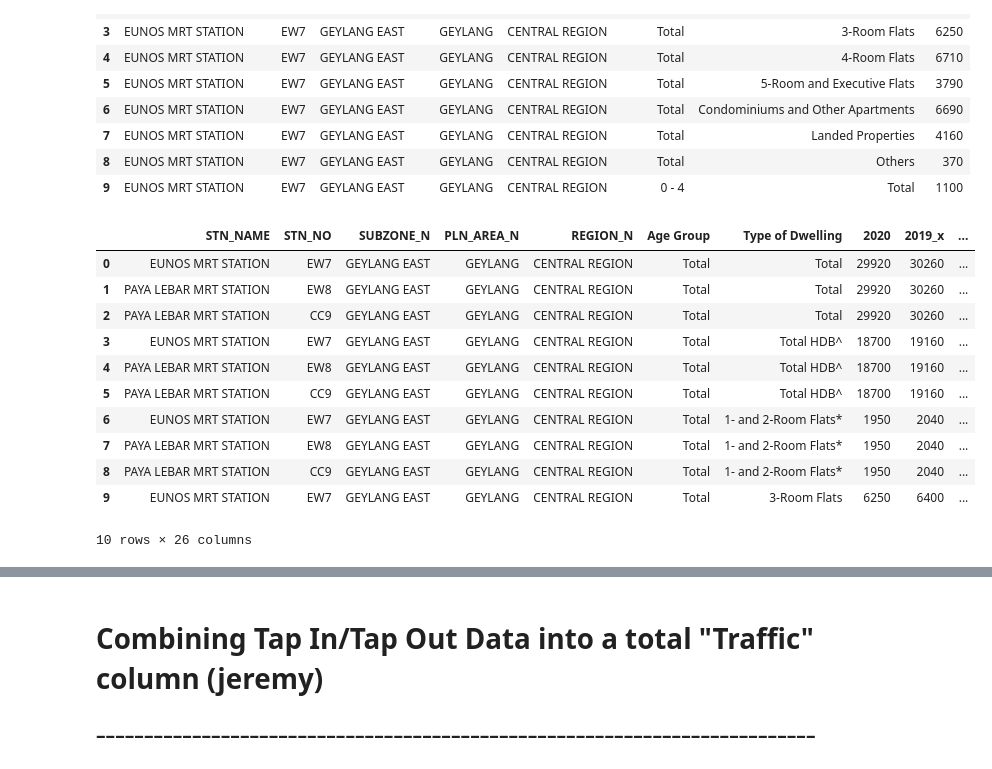
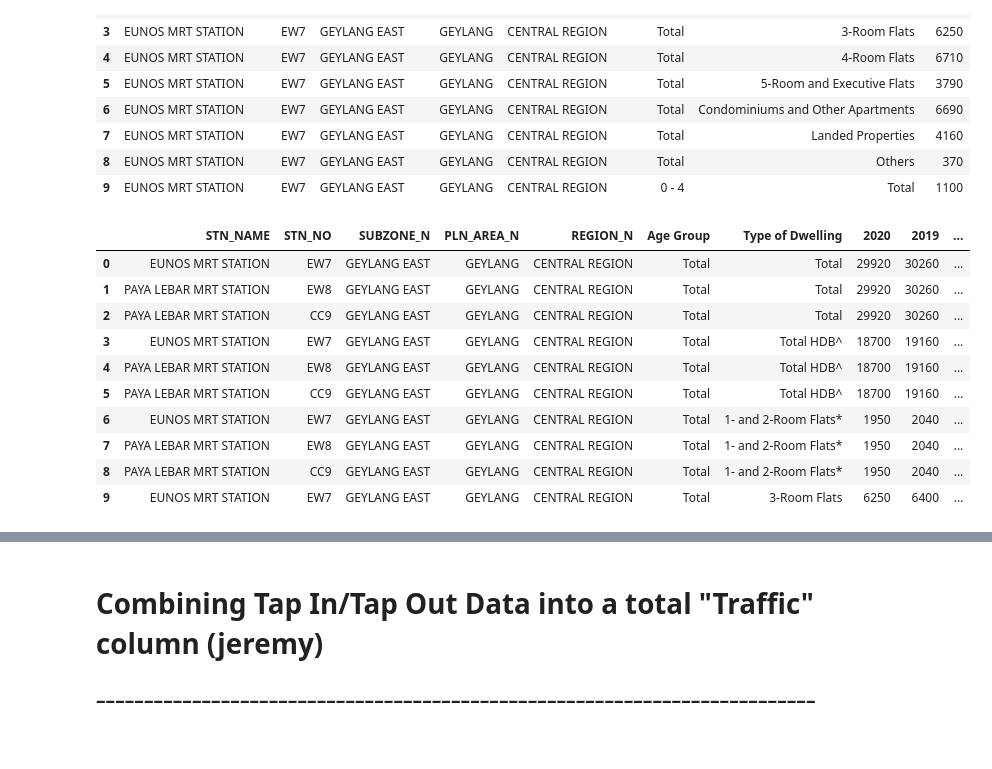
Before and after one commit to bleow/CZ1115PROJ-DataScience_Python, a Jupyter notebook: Jupyter notebook/Actual Data Extraction.ipynb, the cells around one changed output, grey strips where cells are left out. Cells and saved outputs as stored; diff of their text form; code cells hidden in the pictures.

Commit message:
Done my part for now but thinking of making dataframe smaller

```diff
--- a/Jupyter notebook/Actual Data Extraction.ipynb
+++ b/Jupyter notebook/Actual Data Extraction.ipynb
@@ -207,10 +185,10 @@ dT201119raw.head(10)
 # %%
 dT2020 = dT2020raw.filter(['SUBZONE_N', 'Age Group', 'Type of Dwelling', '2020'], axis=1)
 MRT_relevant_subzones = MRTStop_Subzone.SUBZONE_N.unique()
-dT2020final = dT2020[dT2020['SUBZONE_N'].isin(MRT_relevant_subzones)]
-print(dT2020final.head(10))
-combined = pd.merge(MRTStop_Subzone, dT2020final, how='inner', on='SUBZONE_N', validate='many_to_many')
-combined.head(10)
+dT2020finalMRT = dT2020[dT2020['SUBZONE_N'].isin(MRT_relevant_subzones)]
+print(dT2020finalMRT.head(10))
+MRT_halfcombined = pd.merge(MRTStop_Subzone, dT2020finalMRT, how='inner', on='SUBZONE_N', validate='many_to_many')
+MRT_halfcombined.head(10)
 # %% [output]
      SUBZONE_N Age Group                   Type of Dwelling   2020
 540  CHENG SAN     Total                              Total  28070
@@ -236,11 +214,11 @@ combined.head(10)
 | 9 | EUNOS MRT STATION | EW7 | GEYLANG EAST | GEYLANG | CENTRAL REGION | 0 - 4 | Total | 1100 |
 # %%
 dT201119 = dT201119raw.filter(['SUBZONE_N', 'Age Group', 'Type of Dwelling', '2019', '2018', '2017', '2016', '2015', '2014', '2013', '2012', '2011'], axis=1)
-dT201119final = dT201119[dT201119['SUBZONE_N'].isin(MRT_relevant_subzones)]
-combined = pd.merge(combined, dT201119final, how='inner', on = ['SUBZONE_N', 'Age Group', 'Type of Dwelling'], validate='many_to_many')
-combined.head(10)
+dT201119finalMRT = dT201119[dT201119['SUBZONE_N'].isin(MRT_relevant_subzones)]
+MRT_combined = pd.merge(MRT_halfcombined, dT201119finalMRT, how='inner', on = ['SUBZONE_N', 'Age Group', 'Type of Dwelling'], validate='many_to_many')
+MRT_combined.head(10)
 # %% [output]
-|  | STN_NAME | STN_NO | SUBZONE_N | PLN_AREA_N | REGION_N | Age Group | Type of Dwelling | 2020 | 2019_x | ... |
+|  | STN_NAME | STN_NO | SUBZONE_N | PLN_AREA_N | REGION_N | Age Group | Type of Dwelling | 2020 | 2019 | ... |
 | 0 | EUNOS MRT STATION | EW7 | GEYLANG EAST | GEYLANG | CENTRAL REGION | Total | Total | 29920 | 30260 | ... |
 | 1 | PAYA LEBAR MRT STATION | EW8 | GEYLANG EAST | GEYLANG | CENTRAL REGION | Total | Total | 29920 | 30260 | ... |
 | 2 | PAYA LEBAR MRT STATION | CC9 | GEYLANG EAST | GEYLANG | CENTRAL REGION | Total | Total | 29920 | 30260 | ... |
@@ -251,4 +229,3 @@ combined.head(10)
 | 7 | PAYA LEBAR MRT STATION | EW8 | GEYLANG EAST | GEYLANG | CENTRAL REGION | Total | 1- and 2-Room Flats* | 1950 | 2040 | ... |
 | 8 | PAYA LEBAR MRT STATION | CC9 | GEYLANG EAST | GEYLANG | CENTRAL REGION | Total | 1- and 2-Room Flats* | 1950 | 2040 | ... |
 | 9 | EUNOS MRT STATION | EW7 | GEYLANG EAST | GEYLANG | CENTRAL REGION | Total | 3-Room Flats | 6250 | 6400 | ... |
-10 rows × 26 columns
```
Also changed, not shown: parts of 6 cells of this notebook.
